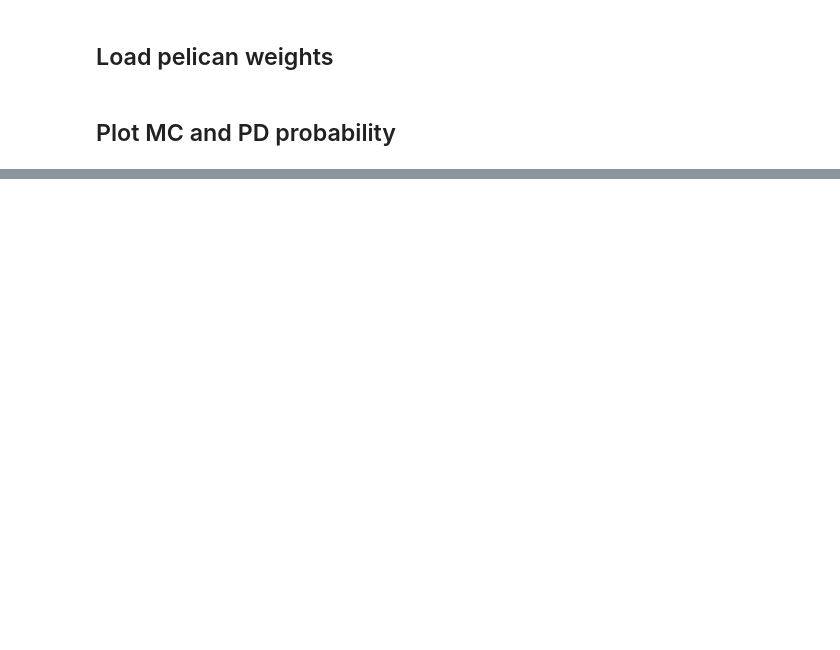
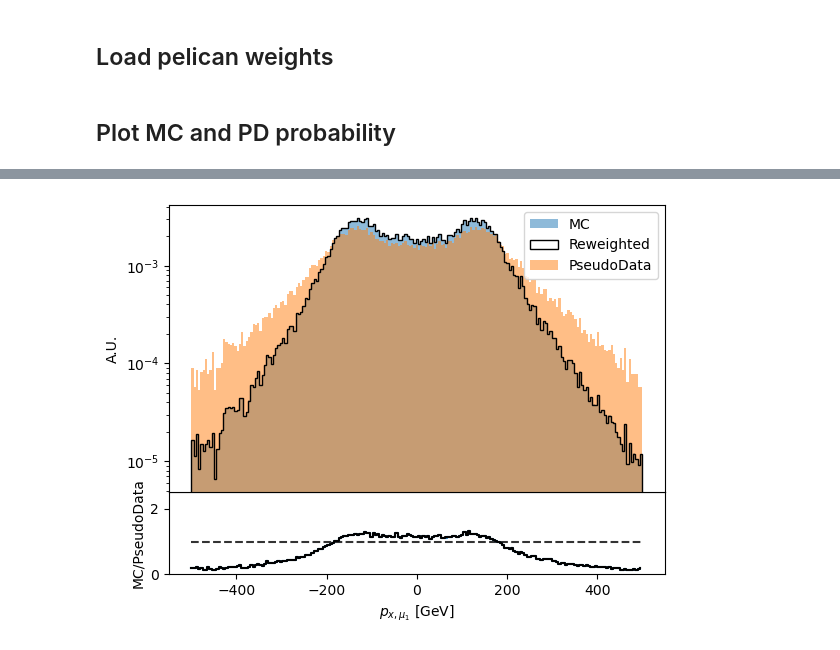
Before and after one commit to wamorkart/equivariant_unfolding, a Jupyter notebook: scripts/checkweights.ipynb, the cells around one changed output, grey strips where cells are left out. Cells and saved outputs as stored; diff of their text form; code cells hidden in the pictures; blank space fills up the shorter version.

Commit message:
nb for reweighting

```diff
--- a/scripts/checkweights.ipynb
+++ b/scripts/checkweights.ipynb
@@ -39,0 +82,34 @@ plt.hist(prob_PD, bins=np.linspace(0,1,100)
+# %%
+input_testfile=h5py.File(input_testfile,"r")
+# %%
+pt_l1=np.array(input_testfile["pT_l1"])
+is_signal=np.array(input_testfile["is_signal"])
+pt_l1=pt_l1.squeeze()
+pt_l1_mc=pt_l1[is_signal==1]
+pt_l1_pd=pt_l1[is_signal==0]
+
+phi_l1=np.array(input_testfile["phi_l1"])
+phi_l1=phi_l1.squeeze()
+phi_l1_mc=phi_l1[is_signal==1]
+phi_l1_pd=phi_l1[is_signal==0]
+
+eta_l1=np.array(input_testfile["eta_l1"])
+eta_l1=eta_l1.squeeze()
+eta_l1_mc=eta_l1[is_signal==1]
+eta_l1_pd=eta_l1[is_signal==0]
+
+mc_px_l1 = pt_l1_mc * np.cos(phi_l1_mc)
+pd_px_l1 = pt_l1_pd * np.cos(phi_l1_pd)
+
+mc_py_l1 = pt_l1_mc * np.sin(phi_l1_mc)
+pd_py_l1 = pt_l1_pd * np.sin(phi_l1_pd)
+
+mc_pz_l1 = pt_l1_mc * np.sinh(eta_l1_mc)
+pd_pz_l1 = pt_l1_pd * np.sinh(eta_l1_pd)
+
+mc_e_l1 = np.sqrt(pt_l1_mc**2 * np.cosh(eta_l1_mc)**2 )
+pd_e_l1 = np.sqrt(pt_l1_pd**2 * np.cosh(eta_l1_pd)**2 )
+# %%
+fig = plot_reweighting(np.array(mc_px_l1), np.array(pd_px_l1), source_weight_start=weight_original, source_weight_end=weight_new, bins=np.linspace(-500,500, 200), xlabel=r'$p_{x, \mu_1}$ [GeV]', rlim=[0, 2.5])
+# %% [output]
+[figure, added]
```
Also changed, not shown: parts of 15 cells of this notebook, 1 other file.
